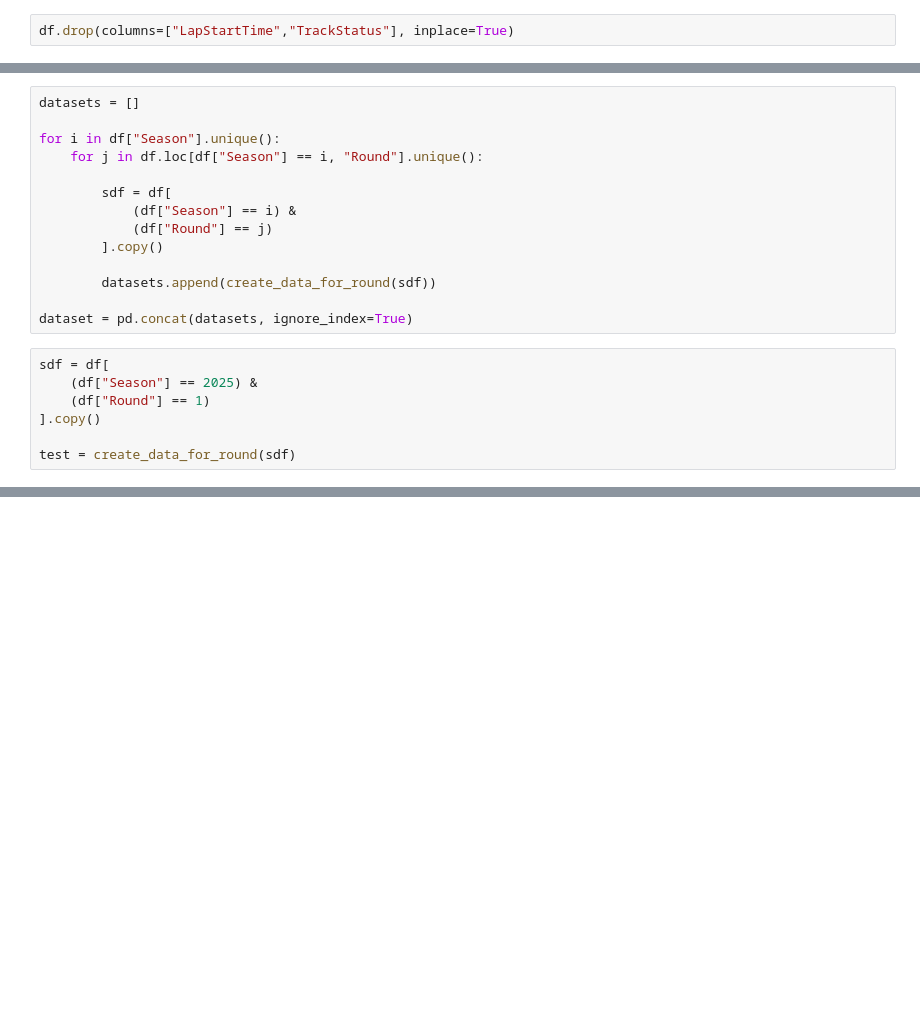
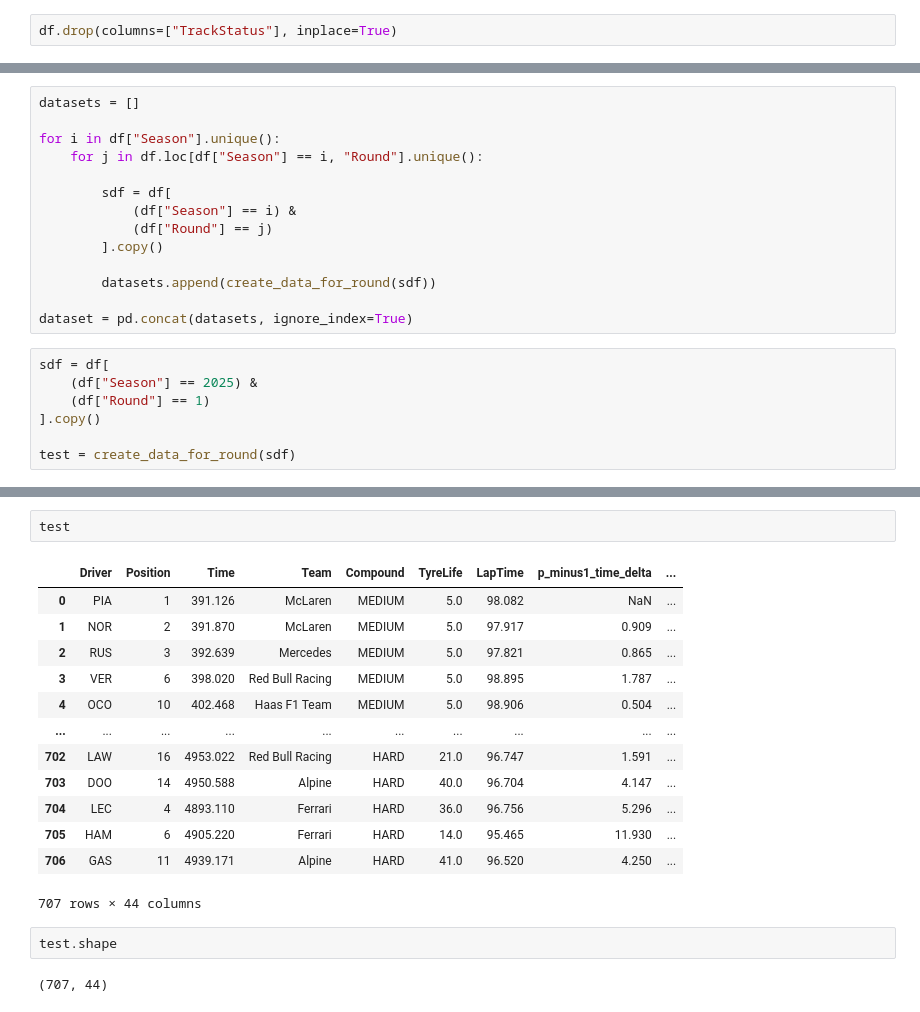
Before and after one commit to architgoel229/The-F1-Project, a Jupyter notebook: notebooks/03_Data_Altering.ipynb, the cells around one changed output, grey strips where cells are left out. Saved outputs shown, nothing was run; the diff lists cells and outputs as text; blank space fills up the shorter version.

```diff
--- a/notebooks/03_Data_Altering.ipynb
+++ b/notebooks/03_Data_Altering.ipynb
@@ -91,7 +91,7 @@ df.loc[(df["Season"]==2023)&(df["Round"]==13)].sort_values(["LapNumber"]).head(6
 | 60509 | 269.205 | ALB | 23 | 86.238 | 4.0 | 1.0 | MEDIUM | 4.0 | Williams | ... |
 60 rows × 21 columns
 # %%
-df.drop(columns=["LapStartTime","TrackStatus"], inplace=True)
+df.drop(columns=["TrackStatus"], inplace=True)
 # %%
 def get_mean_lap_time(df):
     if df.empty or "LapTime" not in df.columns:
@@ -460,6 +530,26 @@ p_plus2_LapTime               96
 p_plus3_LapTime              125
 target                         0
 dtype: int64
+# %%
+test
+# %% [output]
+|  | Driver | Position | Time | Team | Compound | TyreLife | LapTime | p_minus1_time_delta | ... |
+| 0 | PIA | 1 | 391.126 | McLaren | MEDIUM | 5.0 | 98.082 | NaN | ... |
+| 1 | NOR | 2 | 391.870 | McLaren | MEDIUM | 5.0 | 97.917 | 0.909 | ... |
+| 2 | RUS | 3 | 392.639 | Mercedes | MEDIUM | 5.0 | 97.821 | 0.865 | ... |
+| 3 | VER | 6 | 398.020 | Red Bull Racing | MEDIUM | 5.0 | 98.895 | 1.787 | ... |
+| 4 | OCO | 10 | 402.468 | Haas F1 Team | MEDIUM | 5.0 | 98.906 | 0.504 | ... |
+| ... | ... | ... | ... | ... | ... | ... | ... | ... | ... |
+| 702 | LAW | 16 | 4953.022 | Red Bull Racing | HARD | 21.0 | 96.747 | 1.591 | ... |
+| 703 | DOO | 14 | 4950.588 | Alpine | HARD | 40.0 | 96.704 | 4.147 | ... |
+| 704 | LEC | 4 | 4893.110 | Ferrari | HARD | 36.0 | 96.756 | 5.296 | ... |
+| 705 | HAM | 6 | 4905.220 | Ferrari | HARD | 14.0 | 95.465 | 11.930 | ... |
+| 706 | GAS | 11 | 4939.171 | Alpine | HARD | 41.0 | 96.520 | 4.250 | ... |
+707 rows × 44 columns
+# %%
+test.shape
+# %% [output]
+(707, 44)
 # %%
 dataset.shape
 # %% [output]
```
Also changed, not shown: parts of 8 cells of this notebook, 1 other file.
